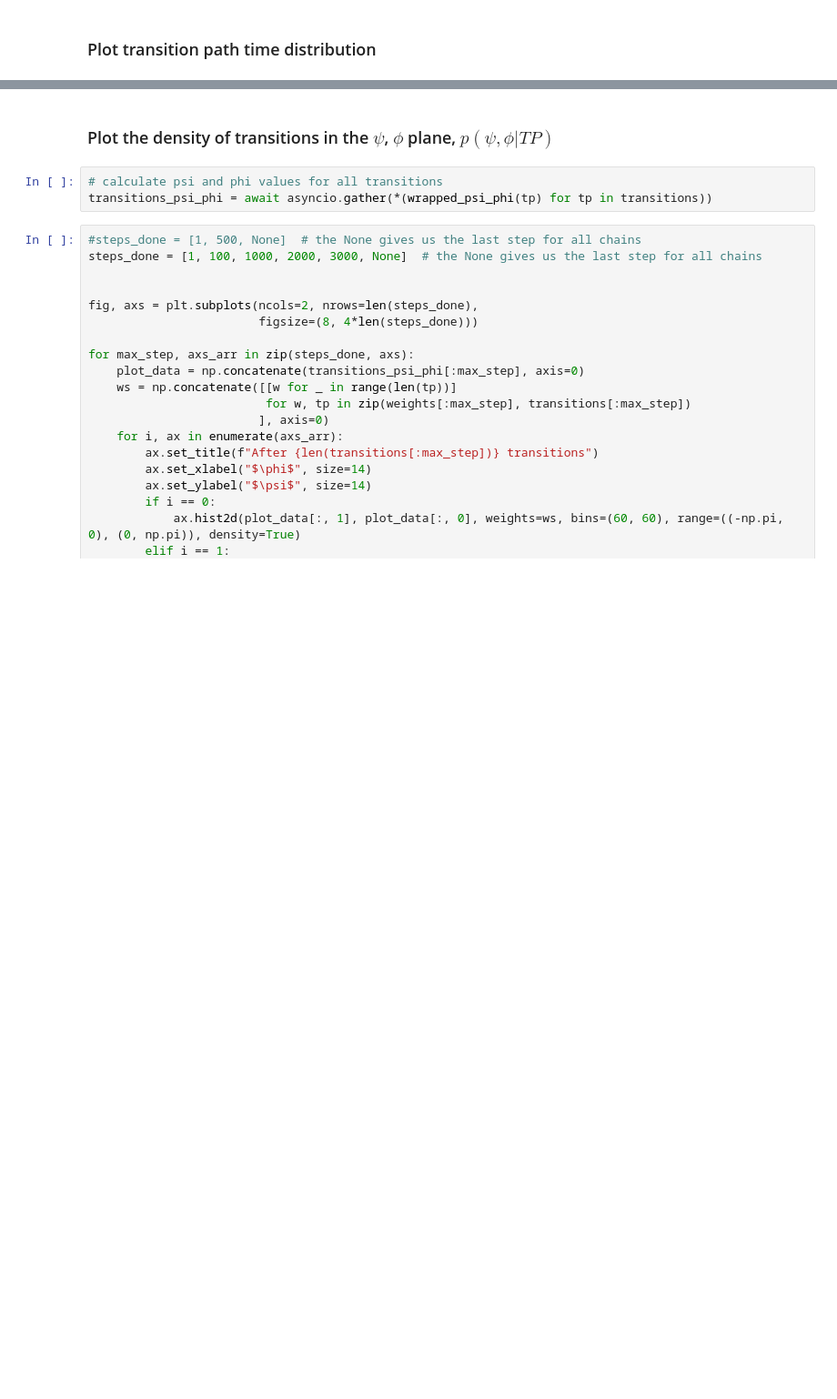
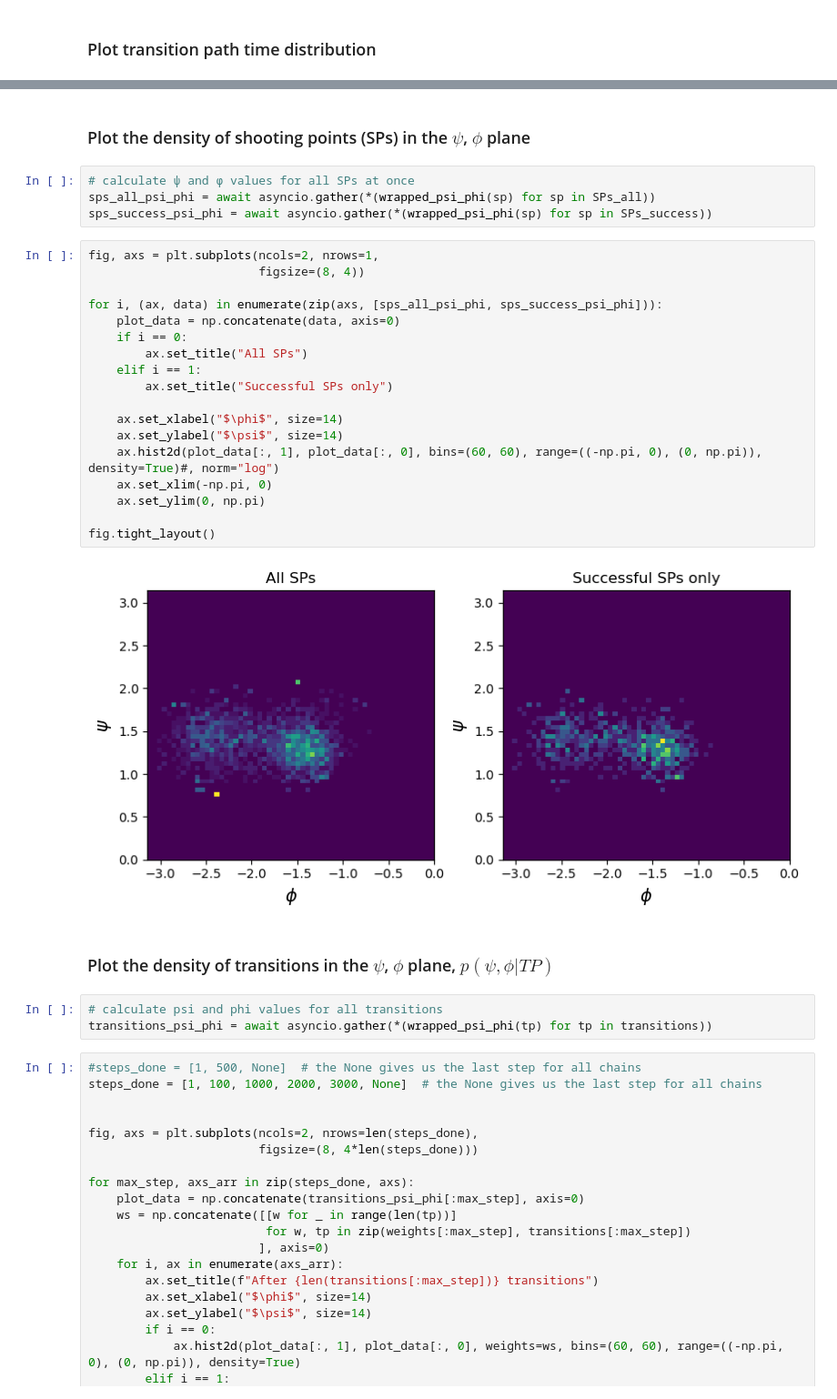
Before and after one commit to bio-phys/aimmd, a Jupyter notebook: examples/distributed/TPS_with_EQ_SPs_3_continue_and_analyze_simulation.ipynb, the cells around one changed output, grey strips where cells are left out. Shown at 91% size. Saved outputs shown, nothing was run; the diff lists cells and outputs as text; blank space fills up the shorter version.

```diff
--- a/examples/distributed/TPS_with_EQ_SPs_3_continue_and_analyze_simulation.ipynb
+++ b/examples/distributed/TPS_with_EQ_SPs_3_continue_and_analyze_simulation.ipynb
@@ -329,3 +334,29 @@ axs.set_xlabel("$t_{TP}$ [frames]", size=14);
+# %% [markdown]
+### Plot the density of shooting points (SPs) in the $\psi$, $\phi$ plane
+# %%
+# calculate ψ and φ values for all SPs at once
+sps_all_psi_phi = await asyncio.gather(*(wrapped_psi_phi(sp) for sp in SPs_all))
+sps_success_psi_phi = await asyncio.gather(*(wrapped_psi_phi(sp) for sp in SPs_success))
+# %%
+fig, axs = plt.subplots(ncols=2, nrows=1,
+                        figsize=(8, 4))
+
+for i, (ax, data) in enumerate(zip(axs, [sps_all_psi_phi, sps_success_psi_phi])):
+    plot_data = np.concatenate(data, axis=0)
+    if i == 0:
+        ax.set_title("All SPs")
+    elif i == 1:
+        ax.set_title("Successful SPs only")
+
+    ax.set_xlabel("$\phi$", size=14)
+    ax.set_ylabel("$\psi$", size=14)
+    ax.hist2d(plot_data[:, 1], plot_data[:, 0], bins=(60, 60), range=((-np.pi, 0), (0, np.pi)), density=True)#, norm="log")
+    ax.set_xlim(-np.pi, 0)
+    ax.set_ylim(0, np.pi)
+
+fig.tight_layout()
+# %% [output]
+[figure, added]
 # %% [markdown]
 ### Plot the density of transitions in the $\psi$, $\phi$ plane, $p(\psi,\phi|TP)$
 # %%
```
Also changed, not shown: parts of 5 cells of this notebook, 1 other file.
